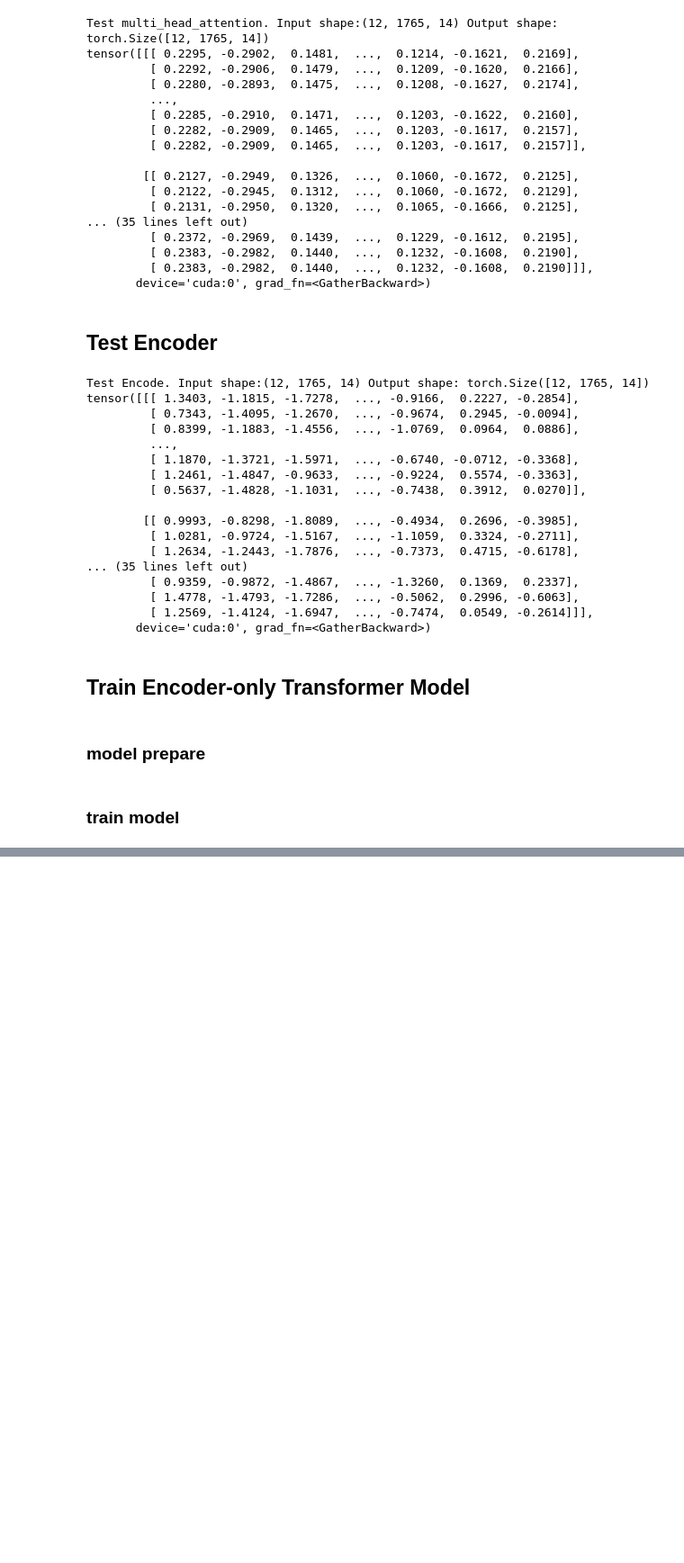
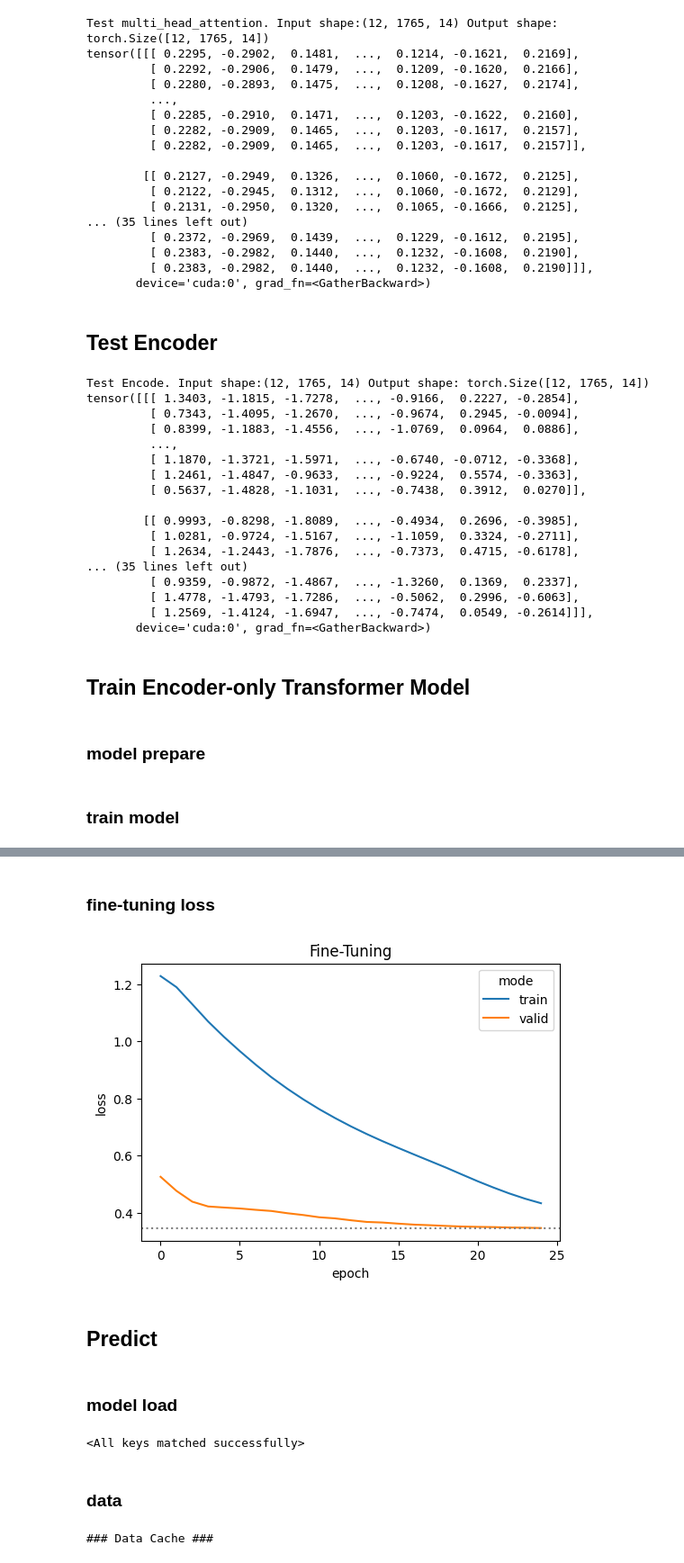
Before and after one commit to Chunfu-Shawn/Translation_Model, a Jupyter notebook: test_model.ipynb, the cells around one changed output, grey strips where cells are left out. Shown at 90% size. Saved outputs shown, nothing was run; the diff lists cells and outputs as text; code cells hidden in the pictures; blank space fills up the shorter version.

```diff
--- a/test_model.ipynb
+++ b/test_model.ipynb
@@ -298,0 +454,69 @@ trainer.pretrain(val_dataset)
+# %% [markdown]
+### fine-tuning loss
+# %%
+def finetune_loss_plot(file_path, output_path):
+    with open(file_path, 'r') as f_epoch:
+        epoch_data = json.load(f_epoch)
+    epoch_train_loss = [x['train_loss'] for x in epoch_data]
+    epoch_val_loss = [x['valid_loss'] for x in epoch_data]
+    # sequence loss
+    loss_df = pd.DataFrame(
+        data={
+            "epoch": [i for i, data in enumerate(epoch_train_loss)],
+            "train": epoch_train_loss,
+            "valid": epoch_val_loss
+        }
+    ).melt(
+        id_vars='epoch', value_vars=['train', 'valid'],
+        var_name='mode', value_name='loss'
+    )
+    min_val_loss = min(loss_df[loss_df["mode"]=="valid"].loss)
+
+    # plot
+    fig, ax = plt.subplots(figsize=(6,4))
+    sns.lineplot(loss_df, x="epoch", y="loss", hue="mode")
+    plt.axhline(min_val_loss, color="gray", linestyle=":")
+    ax.set_title("Fine-Tuning")
+    fig.savefig(output_path + "fine_tune_loss.pdf")
+    # plt.close(fig)
+# %%
+finetune_loss_plot(
+    log_dir + "fine_tune/ribomodel.max_2000.dual_tasks.0.0001.0.2.5.epoch_data.json",
+    figure_dir)
+# %% [output]
+[figure, added]
+# %% [markdown]
+## Predict
+# %% [markdown]
+### model load
+# %%
+torch.set_printoptions(profile="full")
+ckpt = torch.load('/home/user/data3/rbase/translation_pred/models/checkpoint/pretrain/ribomodel_8h_256.max_2000.MTL.best.pt',
+                  map_location='cuda' if torch.cuda.is_available() else 'cpu')
+num_tissues = 4
+model = EncoderOnlyTransformer(
+    d_seq = 4,
+    d_count = 10,
+    d_model = 256,
+    pmt_len = 3,
+    num_tissues = len(tissue_types),
+    d_ff = 2048,
+    heads = 8,
+    number_of_layers = 12,
+    max_seq_len = 2000,
+    PE = "RoPE"
+    ).cuda()
+model.load_state_dict(ckpt['model'])
+# %% [output]
+<All keys matched successfully>
+# %% [markdown]
+### data
+# %%
+chrom_valid = ["chr" + str(i) for i in range(17,21)]
+tissue_types = ["HEK293 cell", "HEK293T cell", "HeLa cell", "brain"]
+val_dataset_grt = DatasetGenerator(tx_seq, tx_meta, tx_cds, chrom_valid,
+                                   all_tissue_types=tissue_types, min_length=200, max_length=2000,
+                                   motif_file_path=lib_path +"/RBP_motif_annotation.v1.tsv")
+val_dataset = val_dataset_grt.generate_dataset(RPF_count, coding_emb, "brain")
+# %% [output]
+### Data Cache ###
```
Also changed, not shown: parts of 25 cells of this notebook, 40 other files.
